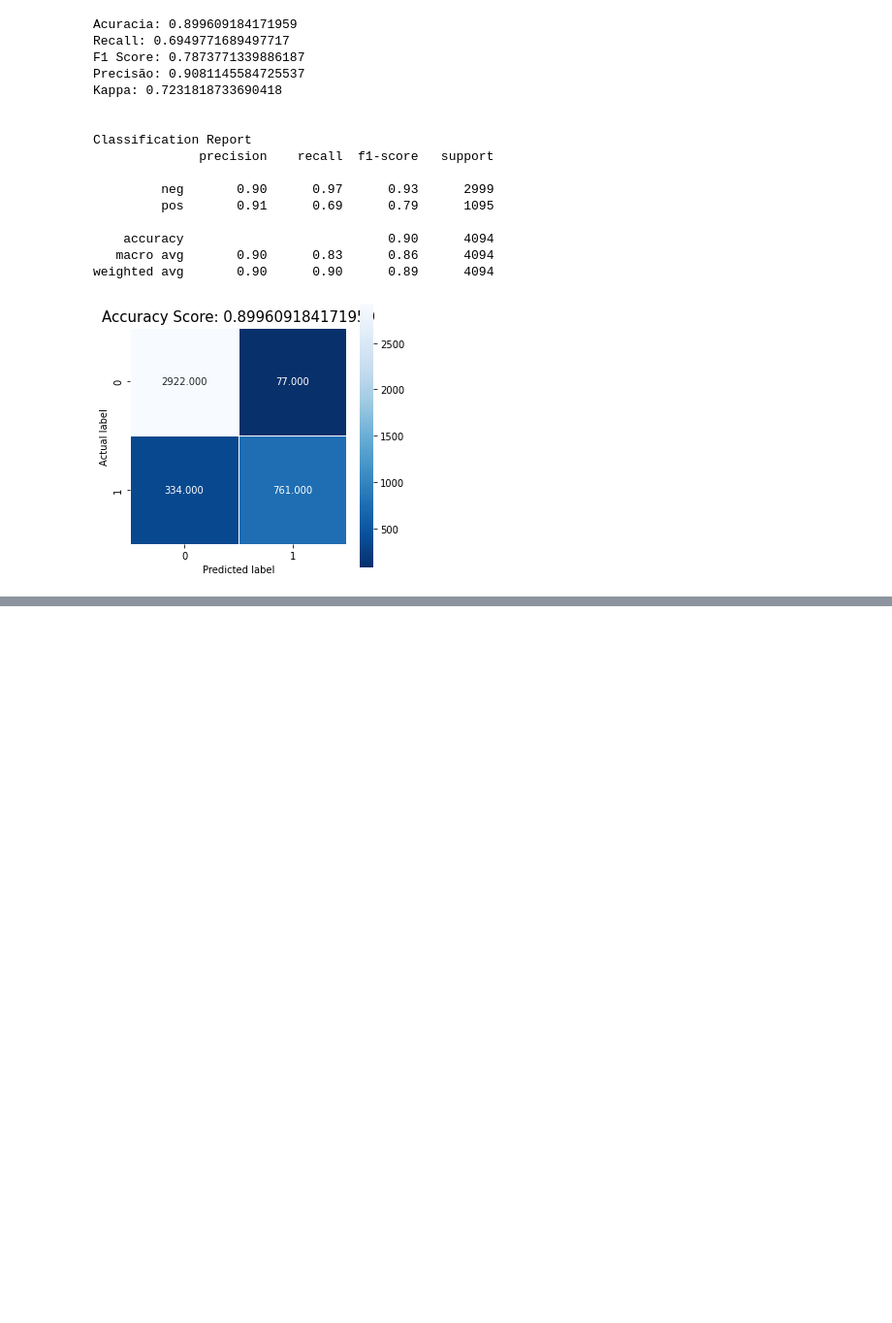
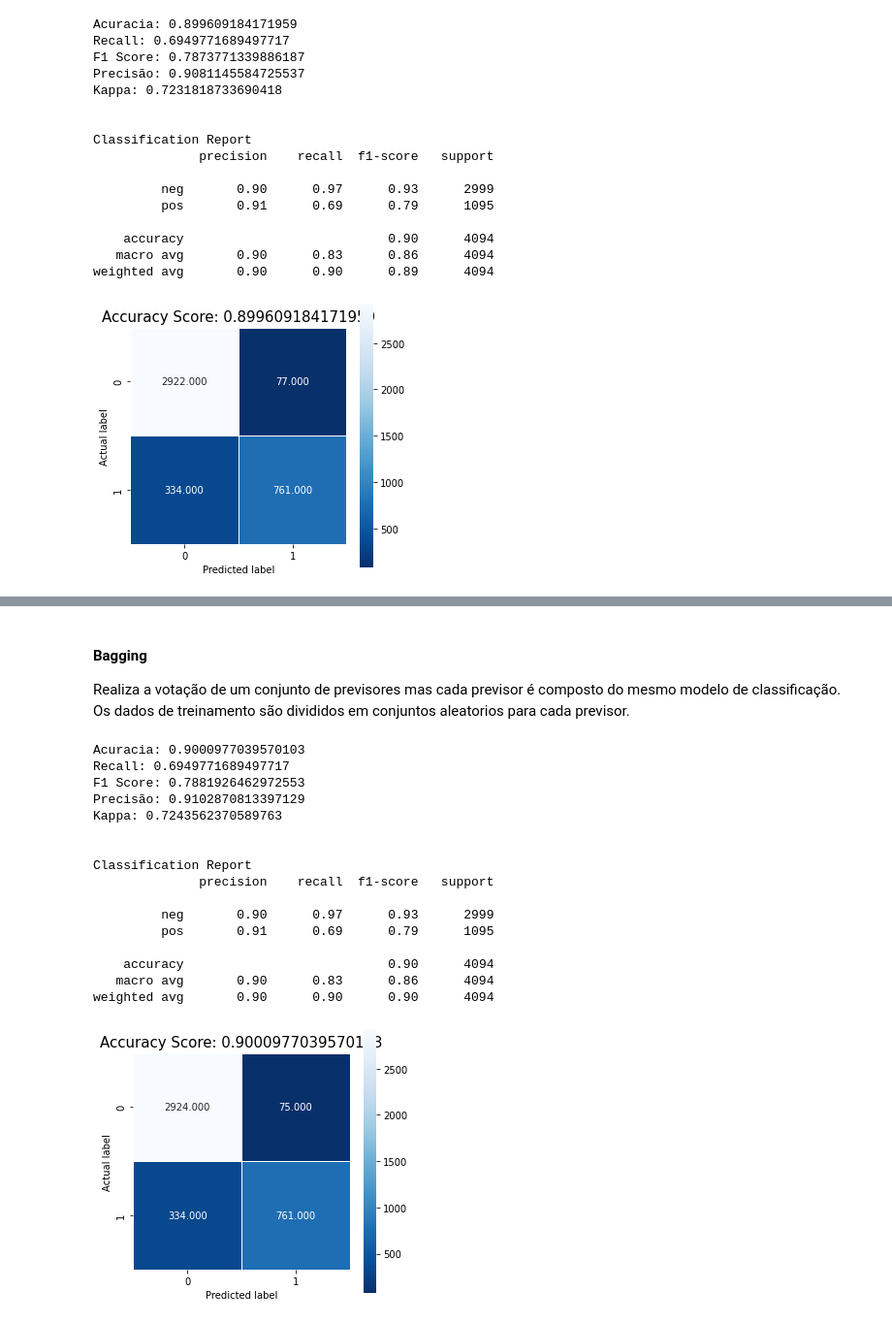
Before and after one commit to doissegundos/Fraud_detection_bank, a Jupyter notebook: fraud.ipynb, the cells around one changed output, grey strips where cells are left out. Shown at 97% size. Saved outputs shown, nothing was run; the diff lists cells and outputs as text; code cells hidden in the pictures; blank space fills up the shorter version.

```diff
--- a/fraud.ipynb
+++ b/fraud.ipynb
@@ -230,0 +246,27 @@ score(y_test,pred_svm)
+# %% [markdown]
+#### Bagging
+Realiza a votação de um conjunto de previsores mas cada previsor é composto do mesmo modelo de classificação. Os dados de treinamento são divididos em conjuntos aleatorios para cada previsor.
+# %%
+rf_clf = RandomForestClassifier(n_estimators=500, max_leaf_nodes=16, n_jobs=-1,random_state=42)
+bag_clf = BaggingClassifier(rf_clf)
+bag_clf.fit(x_train, y_train)
+pred_bag = bag_clf.predict(x_test)
+score(y_test,pred_bag)
+# %% [output]
+Acuracia: 0.9000977039570103
+Recall: 0.6949771689497717
+F1 Score: 0.7881926462972553
+Precisão: 0.9102870813397129
+Kappa: 0.7243562370589763
+
+
+Classification Report
+              precision    recall  f1-score   support
+
+         neg       0.90      0.97      0.93      2999
+         pos       0.91      0.69      0.79      1095
+
+    accuracy                           0.90      4094
+   macro avg       0.90      0.83      0.86      4094
+weighted avg       0.90      0.90      0.90      4094
+[figure, added]
```
Also changed, not shown: parts of 8 cells of this notebook.
